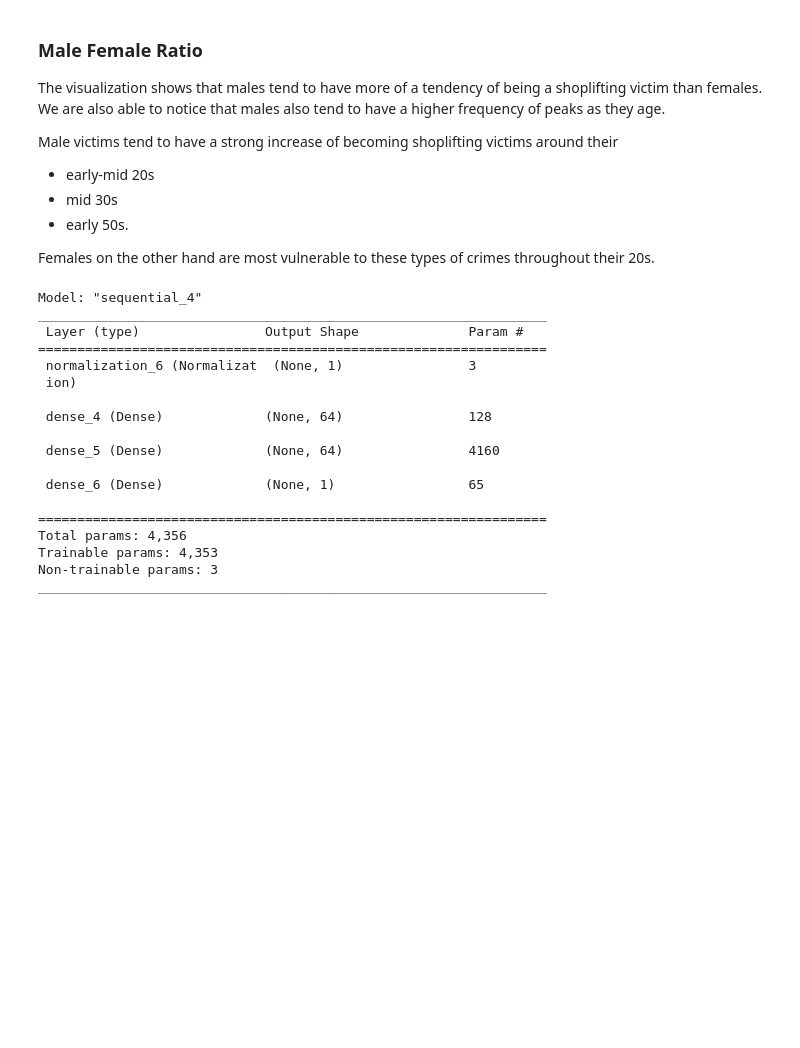
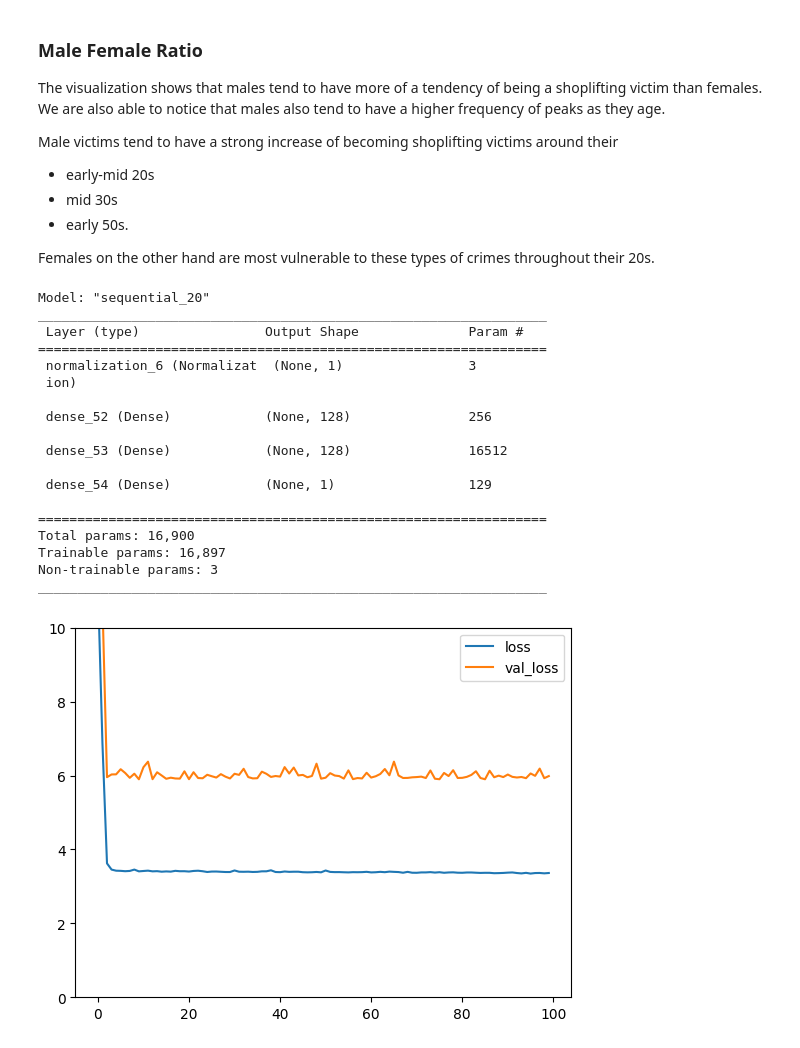
Before and after one commit to mmartin46/Data_Science_Research, a Jupyter notebook: CriminalInvestigation.ipynb, the cells around one changed output. Cells and saved outputs as stored; diff of their text form; code cells hidden in the pictures; blank space fills up the shorter version.

```diff
--- a/CriminalInvestigation.ipynb
+++ b/CriminalInvestigation.ipynb
@@ -530,39 +530,70 @@ class DNN:
     self.y = y
     self.normal = normal
 
-  def build_compile_model(self, lon):
-    """Builds and compiles the model with two hidden layers"""
+  def build_compile_model(self, inputs, activ, learn_rate):
+    """Builds and compiles the model with
+       utilizing a normalization layer,
+       two non-linear Dense hidden layers,
+       and a linear Dense output layer.
+
+       inputs - # of inputs
+       activ - activation function
+       learn_rate - learning rate of the optimizer
+    """
     model = tf.keras.Sequential([
         self.normal,
-        layers.Dense(lon, activation='relu'),
-        layers.Dense(lon, activation='relu'),
+        layers.Dense(inputs, activation=activ),
+        layers.Dense(inputs, activation=activ),
         layers.Dense(1)
     ])
 
     model.compile(loss='mean_absolute_error',
-                  optimizer=tf.keras.optimizers.Adam(0.001))
+                  optimizer=tf.keras.optimizers.Adam(learn_rate))
     return model
 
-dnn = DNN(tf_X, tf_y, normalizer)
-dnn_model = dnn.build_compile_model(64)
+  def plot_history_loss(self, history):
+    plt.plot(history['loss'], label='loss')
+    plt.plot(history['val_loss'], label='val_loss')
+    plt.ylim([0, 10])
+    plt.legend()
+    plt.plot()
+# %%
+dnn = DNN(tf_X, tf_y, normalizer)
+dnn_model = dnn.build_compile_model(inputs=128, activ='relu', learn_rate=0.001)
 # %%
 dnn_model.summary()
 # %% [output]
-Model: "sequential_4"
+Model: "sequential_20"
 _________________________________________________________________
  Layer (type)                Output Shape              Param #
 =================================================================
  normalization_6 (Normalizat  (None, 1)                3
  ion)
 
- dense_4 (Dense)             (None, 64)                128
+ dense_52 (Dense)            (None, 128)               256
 
- dense_5 (Dense)             (None, 64)                4160
+ dense_53 (Dense)            (None, 128)               16512
 
- dense_6 (Dense)             (None, 1)                 65
+ dense_54 (Dense)            (None, 1)                 129
 
 =================================================================
-Total params: 4,356
-Trainable params: 4,353
+Total params: 16,900
+Trainable params: 16,897
 Non-trainable params: 3
 _________________________________________________________________
+# %%
+# Training the model.
+
+history = dnn_model.fit(
+    tf_X, tf_y,
+    validation_split=0.2,
+    verbose=0,
+    epochs=100
+)
+# %%
+hist_df = pd.DataFrame(history.history)
+hist_df['epoch'] = history.epoch
+# %%
+dnn.plot_history_loss(hist_df)
+# %% [output]
+[figure, added]
```
Also changed, not shown: parts of 1 cell of this notebook.
